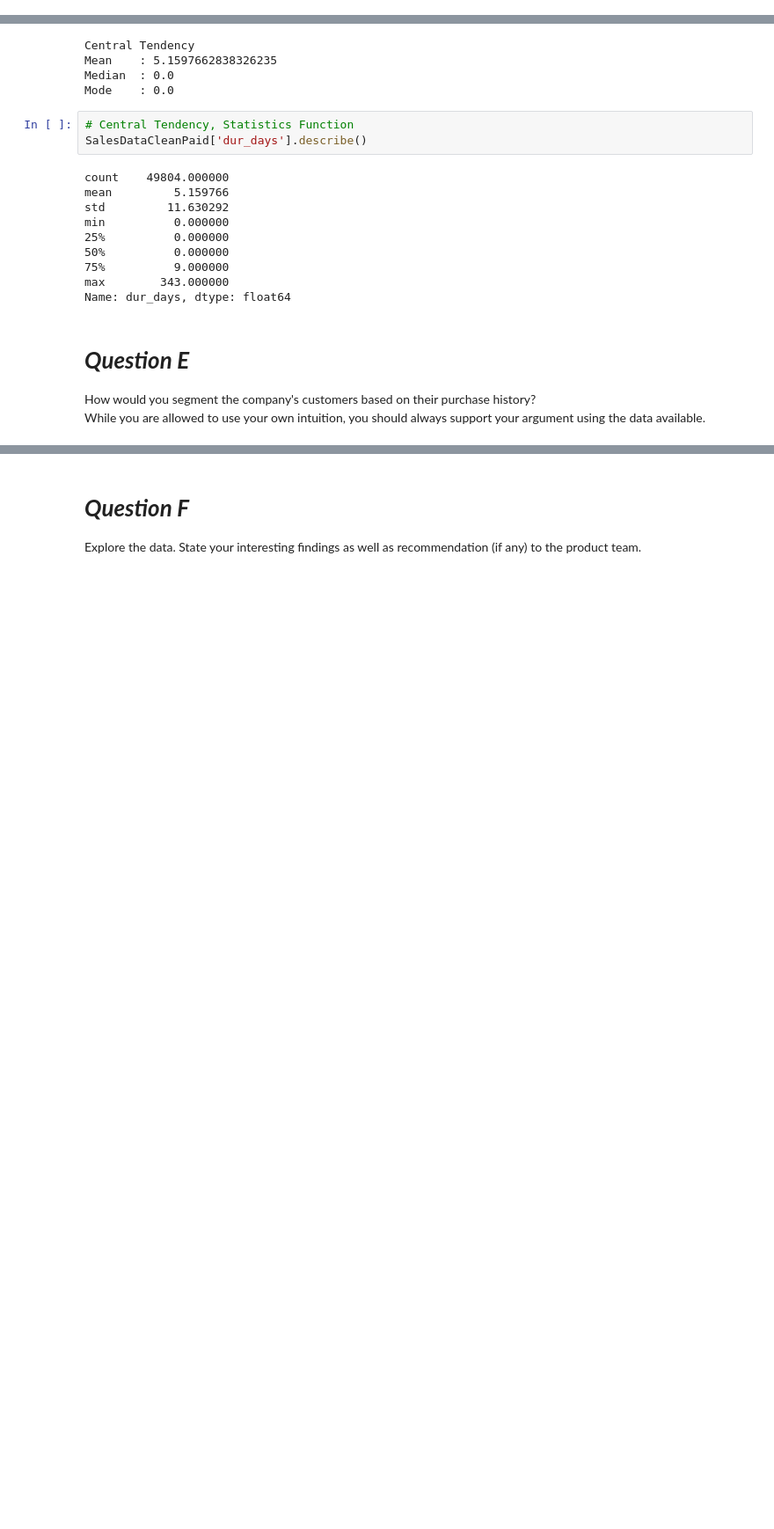
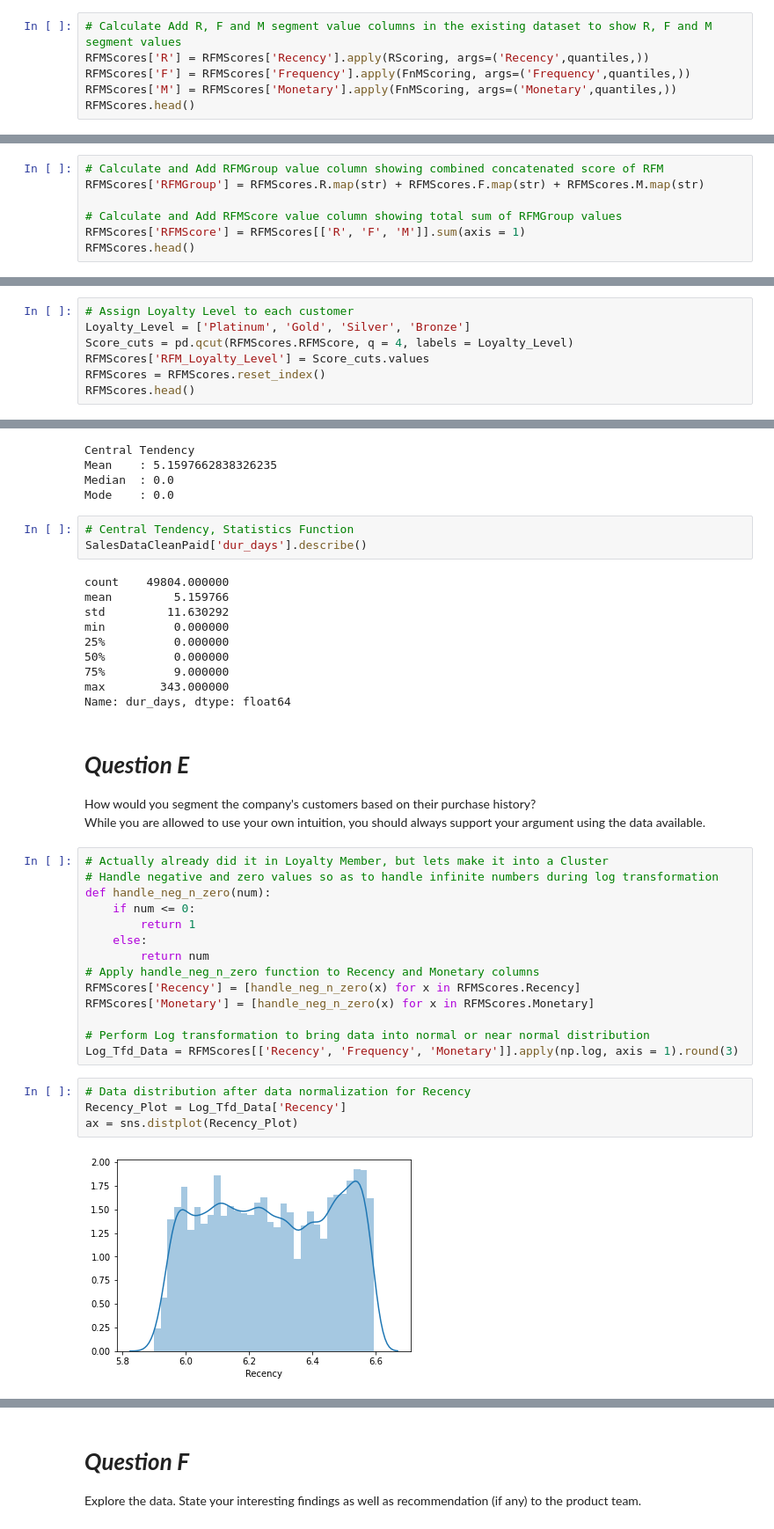
Before and after one commit to muslikhannur/P_SalesData_WranglingTest, a Jupyter notebook: WranglingTest_SalesData.ipynb, the cells around one changed output, grey strips where cells are left out. Shown at 88% size. Cells and saved outputs as stored; diff of their text form; blank space fills up the shorter version.

```diff
--- a/WranglingTest_SalesData.ipynb
+++ b/WranglingTest_SalesData.ipynb
@@ -245,0 +361,6 @@ The company is planning to give free vouchers to its loyal customers at the end
+# %%
+# Calculate Add R, F and M segment value columns in the existing dataset to show R, F and M segment values
+RFMScores['R'] = RFMScores['Recency'].apply(RScoring, args=('Recency',quantiles,))
+RFMScores['F'] = RFMScores['Frequency'].apply(FnMScoring, args=('Frequency',quantiles,))
+RFMScores['M'] = RFMScores['Monetary'].apply(FnMScoring, args=('Monetary',quantiles,))
+RFMScores.head()
@@ -245,0 +375,7 @@ The company is planning to give free vouchers to its loyal customers at the end
+# %%
+# Calculate and Add RFMGroup value column showing combined concatenated score of RFM
+RFMScores['RFMGroup'] = RFMScores.R.map(str) + RFMScores.F.map(str) + RFMScores.M.map(str)
+
+# Calculate and Add RFMScore value column showing total sum of RFMGroup values
+RFMScores['RFMScore'] = RFMScores[['R', 'F', 'M']].sum(axis = 1)
+RFMScores.head()
@@ -245,0 +390,7 @@ The company is planning to give free vouchers to its loyal customers at the end
+# %%
+# Assign Loyalty Level to each customer
+Loyalty_Level = ['Platinum', 'Gold', 'Silver', 'Bronze']
+Score_cuts = pd.qcut(RFMScores.RFMScore, q = 4, labels = Loyalty_Level)
+RFMScores['RFM_Loyalty_Level'] = Score_cuts.values
+RFMScores = RFMScores.reset_index()
+RFMScores.head()
@@ -300,3 +509,23 @@ Name: dur_days, dtype: float64
 # %% [markdown]
 # ***Question E***
 How would you segment the company's customers based on their purchase history? <br> While you are allowed to use your own intuition, you should always support your argument using the data available.
+# %%
+# Actually already did it in Loyalty Member, but lets make it into a Cluster
+# Handle negative and zero values so as to handle infinite numbers during log transformation
+def handle_neg_n_zero(num):
+    if num <= 0:
+        return 1
+    else:
+        return num
+# Apply handle_neg_n_zero function to Recency and Monetary columns
+RFMScores['Recency'] = [handle_neg_n_zero(x) for x in RFMScores.Recency]
+RFMScores['Monetary'] = [handle_neg_n_zero(x) for x in RFMScores.Monetary]
+
+# Perform Log transformation to bring data into normal or near normal distribution
+Log_Tfd_Data = RFMScores[['Recency', 'Frequency', 'Monetary']].apply(np.log, axis = 1).round(3)
+# %%
+# Data distribution after data normalization for Recency
+Recency_Plot = Log_Tfd_Data['Recency']
+ax = sns.distplot(Recency_Plot)
+# %% [output]
+[figure, added]
```
Also changed, not shown: parts of 25 cells of this notebook.
